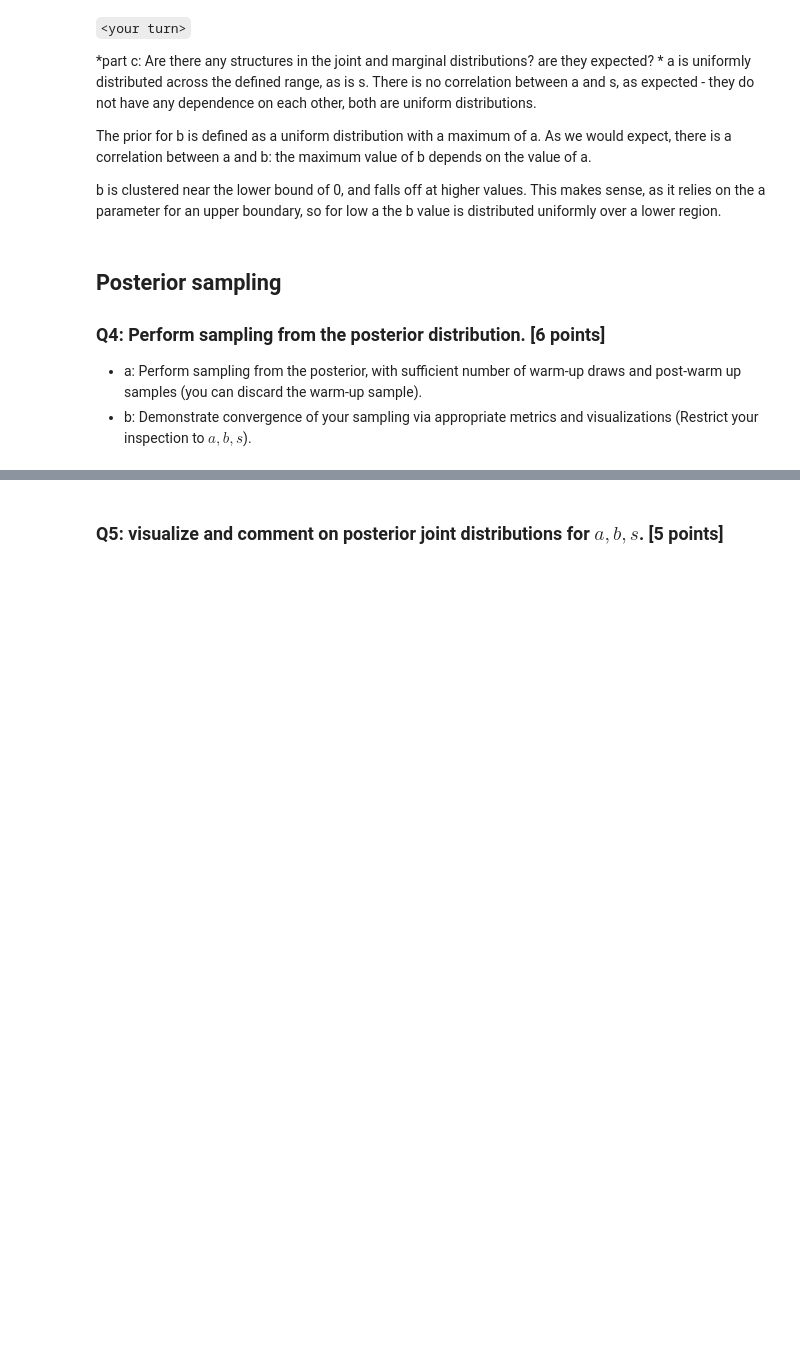
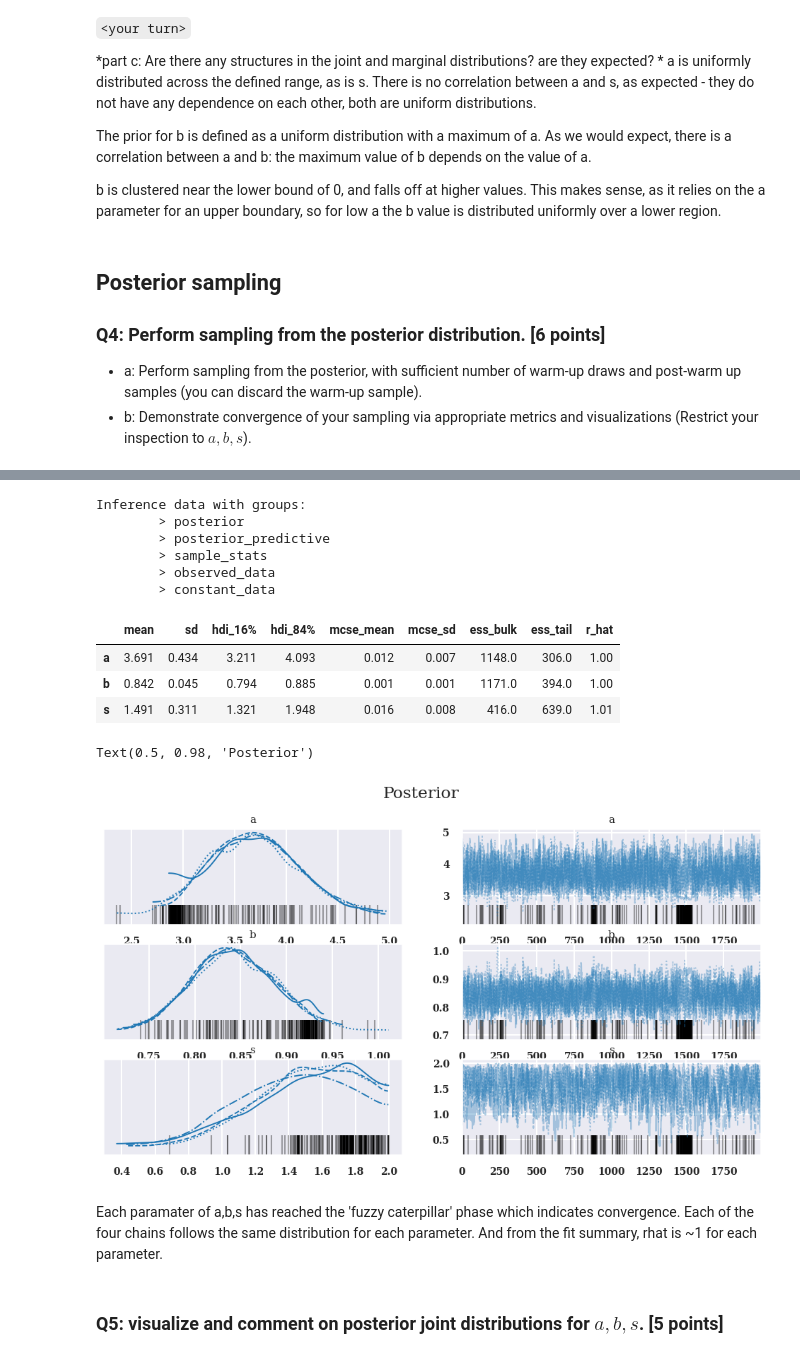
Before and after one commit to bee-undercover/openmp-GOL, a Jupyter notebook: Exam/Exam.ipynb, the cells around one changed output, grey strips where cells are left out. Saved outputs shown, nothing was run; the diff lists cells and outputs as text; code cells hidden in the pictures; blank space fills up the shorter version.

```diff
--- a/Exam/Exam.ipynb
+++ b/Exam/Exam.ipynb
@@ -223,11 +249,36 @@ XRB_model_mcmc_sample
+# %%
+contingency.XRB_model_mcmc_sample
+# %% [output]
+Inference data with groups:
+        > posterior
+        > posterior_predictive
+        > sample_stats
+        > observed_data
+        > constant_data
+# %%
+contingency.XRB_model_sample_sample_prior_predictive
+
+
+fit_summary = pm.summary(contingency.XRB_model_mcmc_sample, var_names=['a','b','s'], hdi_prob=0.68)
+fit_summary
+# %% [output]
+|  | mean | sd | hdi_16% | hdi_84% | mcse_mean | mcse_sd | ess_bulk | ess_tail | r_hat |
+| a | 3.691 | 0.434 | 3.211 | 4.093 | 0.012 | 0.007 | 1148.0 | 306.0 | 1.00 |
+| b | 0.842 | 0.045 | 0.794 | 0.885 | 0.001 | 0.001 | 1171.0 | 394.0 | 1.00 |
+| s | 1.491 | 0.311 | 1.321 | 1.948 | 0.016 | 0.008 | 416.0 | 639.0 | 1.01 |
 # %%
 # Posterior
-az.plot_trace(XRB_model_mcmc_sample, var_names=['a','b','s'])
+az.plot_trace(contingency.XRB_model_mcmc_sample, var_names=['a','b','s'])
 plt.suptitle('Posterior')
 
 # # Warmup
 # az.plot_trace(q1_mcmc_sample.warmup_posterior, var_names=['a','b','s'],)
 # plt.suptitle('Posterior with warmup included')
+# %% [output]
+Text(0.5, 0.98, 'Posterior')
+[figure, added]
+# %% [markdown]
+Each paramater of a,b,s has reached the 'fuzzy caterpillar' phase which indicates convergence. Each of the four chains follows the same distribution for each parameter. And from the fit summary, rhat is ~1 for each parameter.
 # %% [markdown]
 ### Q5: visualize and comment on posterior joint distributions for $a,b,s$. [5 points]
 # %%
```
Also changed, not shown: parts of 13 cells of this notebook.
